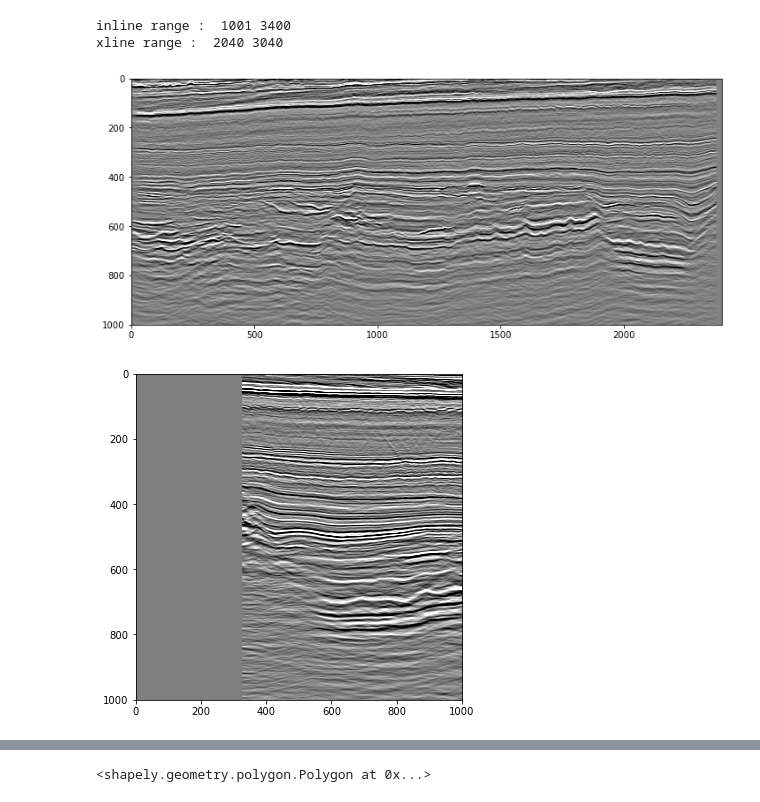
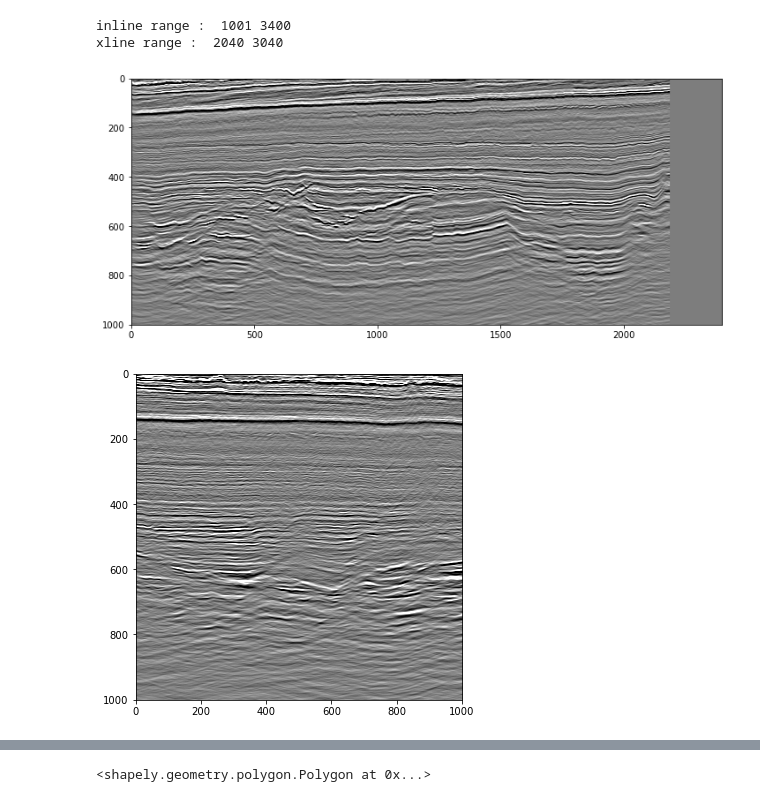
Before and after one commit to blasscoc/easy-as, a Jupyter notebook: notebooks/Access Ichthys3D.ipynb, the cells around one changed output, grey strips where cells are left out. Drawn from its saved outputs; the diff is of its cells as text; code cells hidden in the pictures.

```diff
--- a/notebooks/Access Ichthys3D.ipynb
+++ b/notebooks/Access Ichthys3D.ipynb
@@ -60,20 +62,21 @@ xline range :  2040 3040
 # %%
 def clip(img):
     """Standardize contrast"""
     img = img - np.mean(img)
     return img/np.std(img)
 
 # These are 8-bit unsigned ints
 plt.figure(figsize=(12,6))
-plt.imshow(clip(segy_data['xline'][...,3000].T), cmap='gray', vmin=-2, vmax=2)
+plt.imshow(clip(segy_data['xline'][...,2600].T), cmap='gray', vmin=-2, vmax=2)
 plt.show()
 
 # slice data in the xline/inline direction
+# Dead traces padded with 0's
 plt.figure(figsize=(12,6))
-plt.imshow(clip(segy_data['inline'][...,3000].T), cmap='gray', vmin=-2, vmax=2)
+plt.imshow(clip(segy_data['inline'][...,1010].T), cmap='gray', vmin=-2, vmax=2)
 plt.show()
 # %% [output]
-[figure, old version]
+[figure, new version]
-[figure, old version]
+[figure, new version]
 # %%
 %%timeit
```
Also changed, not shown: parts of 4 cells of this notebook.
